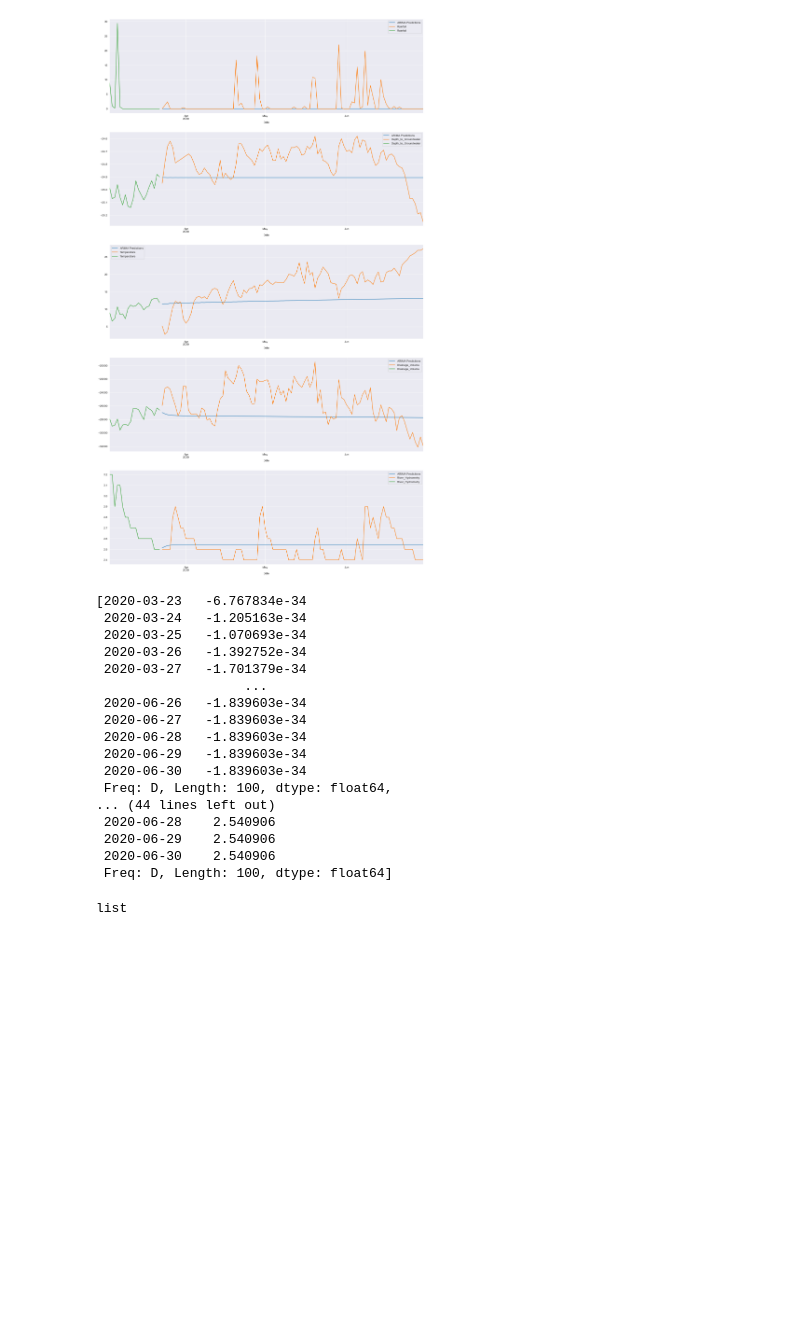
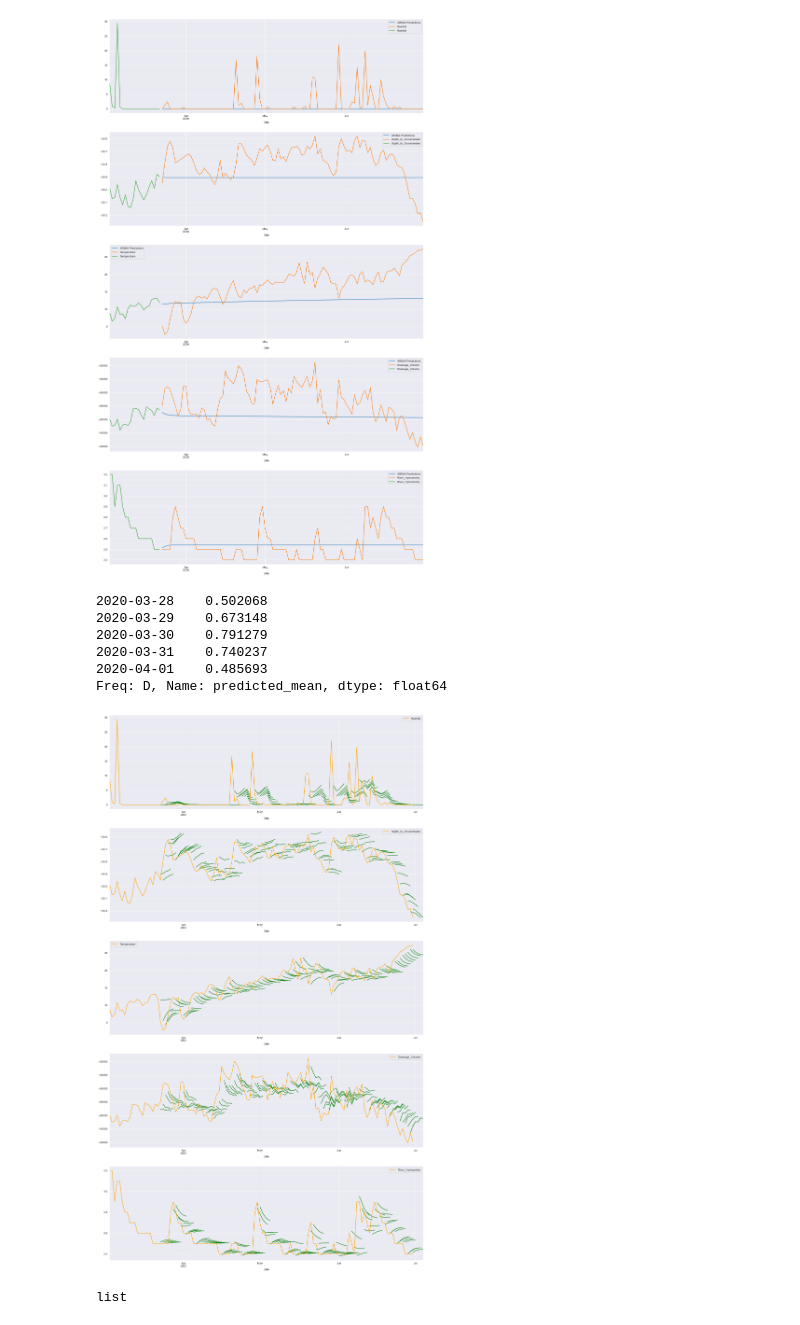
Before and after one commit to KatrinPoepp/bachelor, a Jupyter notebook: ARIMA.ipynb, the cells around one changed output. Saved outputs shown, nothing was run; the diff lists cells and outputs as text; code cells hidden in the pictures; blank space fills up the shorter version.

```diff
--- a/ARIMA.ipynb
+++ b/ARIMA.ipynb
@@ -157,25 +174,23 @@ for index_value in range(5):
     preds_roll = arima_roll(df.iloc[:,index_value], index_value)
     result_list.append(preds_roll)
 # %%
-result_list
+result_list[0][5]
 # %% [output]
-[2020-03-23   -6.767834e-34
- 2020-03-24   -1.205163e-34
- 2020-03-25   -1.070693e-34
- 2020-03-26   -1.392752e-34
- 2020-03-27   -1.701379e-34
-                   ...
- 2020-06-26   -1.839603e-34
- 2020-06-27   -1.839603e-34
- 2020-06-28   -1.839603e-34
- 2020-06-29   -1.839603e-34
- 2020-06-30   -1.839603e-34
- Freq: D, Length: 100, dtype: float64,
-... (44 lines left out)
- 2020-06-28    2.540906
- 2020-06-29    2.540906
- 2020-06-30    2.540906
- Freq: D, Length: 100, dtype: float64]
+2020-03-28    0.502068
+2020-03-29    0.673148
+2020-03-30    0.791279
+2020-03-31    0.740237
+2020-04-01    0.485693
+Freq: D, Name: predicted_mean, dtype: float64
+# %%
+fig, ax = plt.subplots(nrows=5, ncols=1, figsize=(20, 35))
+for i in range(5):
+    for j in range(len(result_list[i])):
+        result_list[i][j].plot(ax = ax[i], label='prediction', color= 'green',legend=False)
+    df.iloc[-120:,i].plot(ax = ax[i], color= 'orange', legend=True)
+plt.show()
+# %% [output]
+[figure, added]
 # %%
 type(result_list)
 # %% [output]
```
Also changed, not shown: parts of 4 cells of this notebook, 12 other files.
